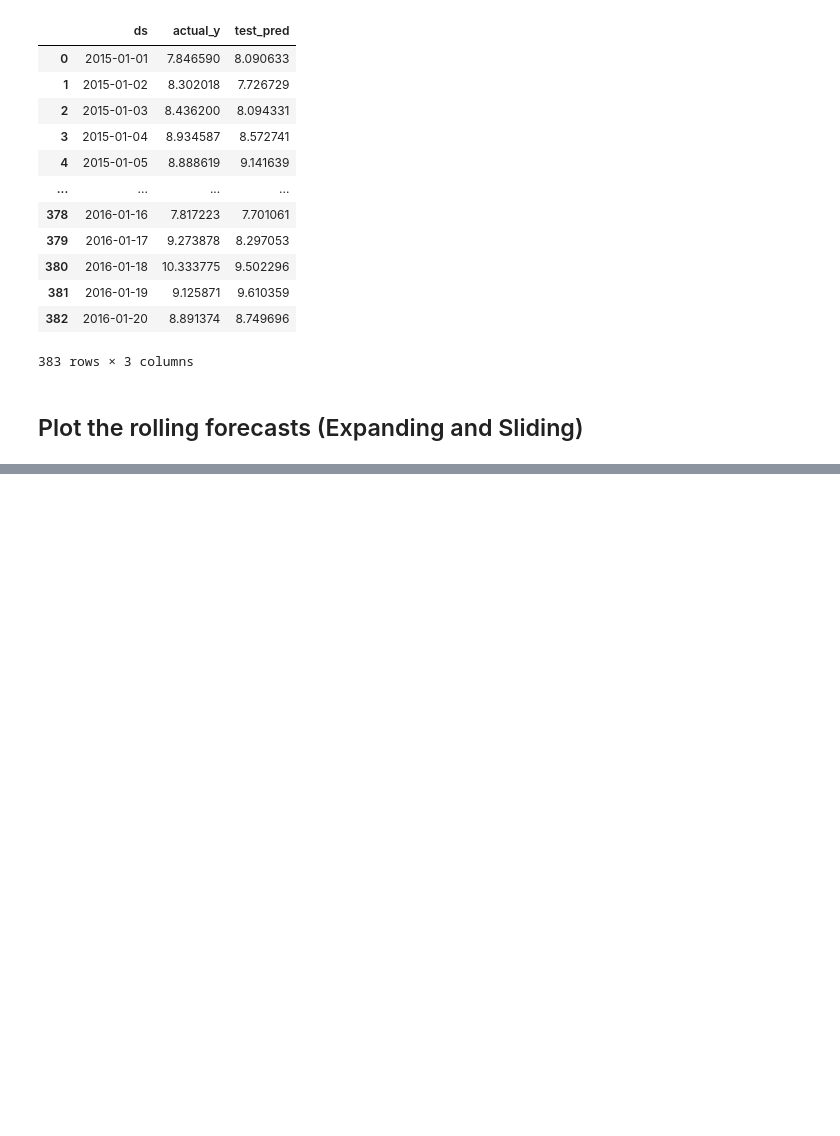
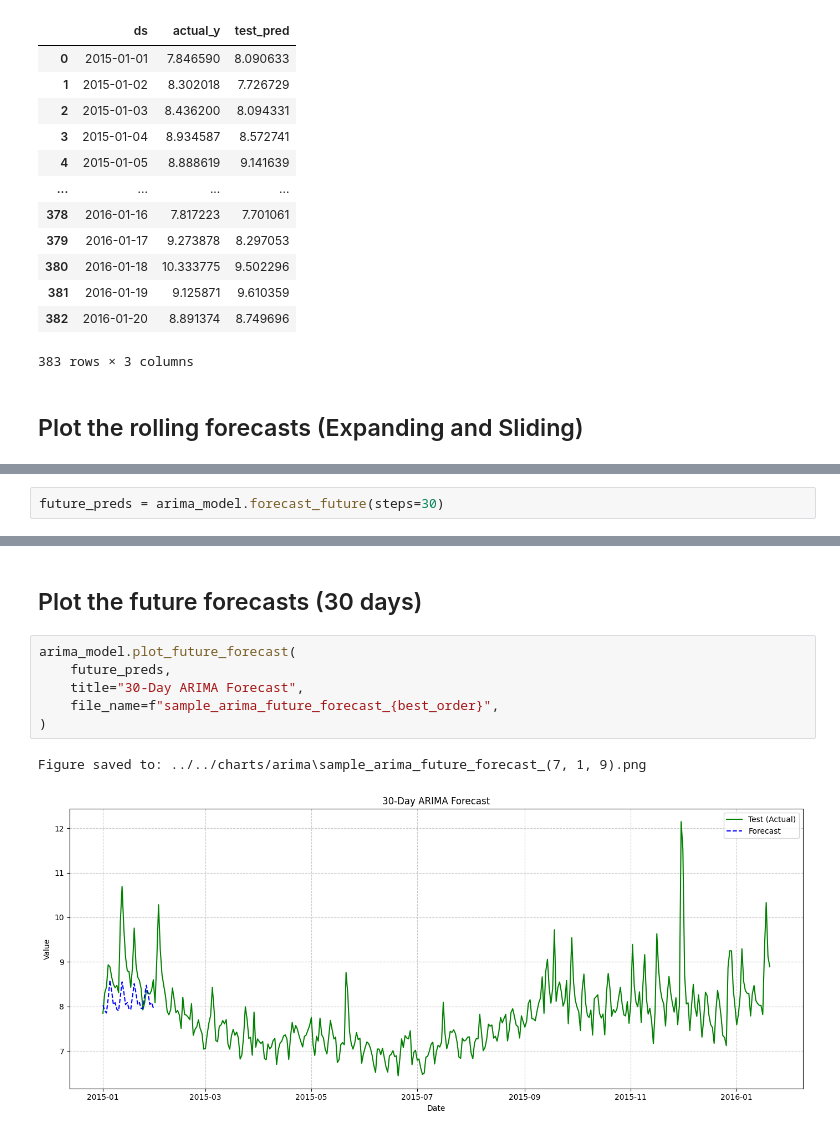
Before and after one commit to DucTrung1802/master-thesis, a Jupyter notebook: src/visualization/sample_arima_visualization.ipynb, the cells around one changed output, grey strips where cells are left out. Saved outputs shown, nothing was run; the diff lists cells and outputs as text; blank space fills up the shorter version.

Commit message:
UPDATE: class ArimaModel and sample Arima

```diff
--- a/src/visualization/sample_arima_visualization.ipynb
+++ b/src/visualization/sample_arima_visualization.ipynb
@@ -188,0 +192,2 @@ Figure saved to: ../../charts/arima\rolling_forecast_sample_arima_7_1_9.png
+# %%
+future_preds = arima_model.forecast_future(steps=30)
@@ -188,0 +214,11 @@ Figure saved to: ../../charts/arima\rolling_forecast_sample_arima_7_1_9.png
+# %% [markdown]
+## Plot the future forecasts (30 days)
+# %%
+arima_model.plot_future_forecast(
+    future_preds,
+    title="30-Day ARIMA Forecast",
+    file_name=f"sample_arima_future_forecast_{best_order}",
+)
+# %% [output]
+Figure saved to: ../../charts/arima\sample_arima_future_forecast_(7, 1, 9).png
+[figure, added]
```
Also changed, not shown: parts of 5 cells of this notebook, 3 other files.
